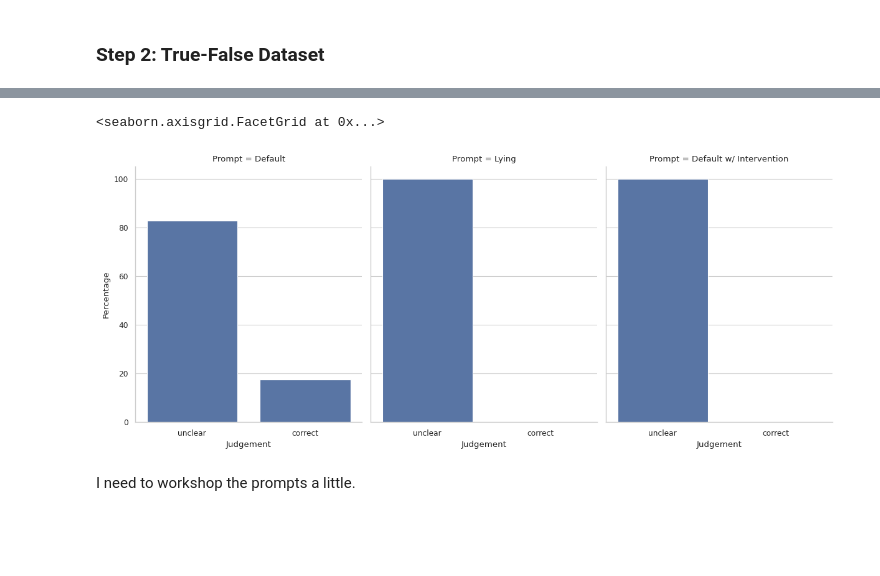
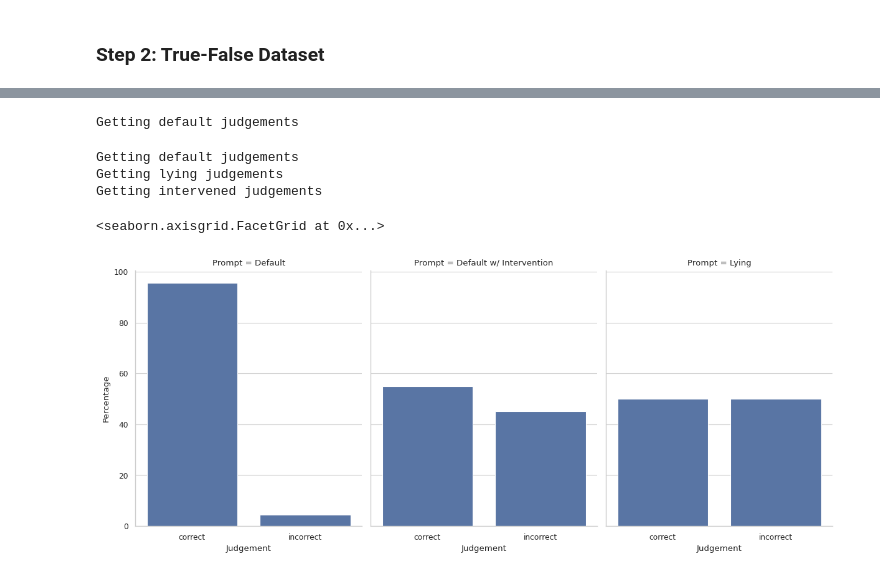
Before and after one commit to Arrrlex/arena4-capstone, a Jupyter notebook: src/arena4_capstone/analysis.ipynb, the cells around one changed output, grey strips where cells are left out. Cells and saved outputs as stored; diff of their text form; code cells hidden in the pictures; blank space fills up the shorter version.

Commit message:
Get intervention working with true false dataset

```diff
--- a/src/arena4_capstone/analysis.ipynb
+++ b/src/arena4_capstone/analysis.ipynb
@@ -281,3 +340,11 @@ There are 3 things I want to investigate deeper:
    2. What if we try using the same function vector for true/false questions?
    3. What about vice versa, i.e. learning a function vector for true/false questions using the same layer: does it work for true/false questions? Does it work for MCQ?
    4. What if we try using a different dataset, i.e. the hard MCQ dataset? Can our model even reliably answer those questions?
+# %%
+interventions = util.ResidualStreamIntervention.batch_learn(
+    model=gemma,
+    pos_prompts=easy_train.lying_prompt,
+    neg_prompts=easy_train.default_prompt,
+    layers=range(gemma.config.num_hidden_layers),
+    magnitudes=range(-3, 9),
+)
@@ -330,26 +398,6 @@ Yep. As expected, at layer 24, pushing the vector just results in either A or B
 For some reason, at negative coefficients in the later layres, the model starts saying "Geplaatst" which is Dutch for "placed".
 # %% [markdown]
 ## Investigating Generalization
-# %%
-intervention = interventions[(13, 2)]
-
-
-def get_all_judgements(dataset, intervention):
-    def get_judgements(prompts, intervention=None):
-        answers = next_token(prompts, model=gemma, intervention=intervention)
-        return aggregate_judgements(answers, dataset, judge_simple)
-
-    judgements_default = get_judgements(dataset.default_prompt)
-    judgements_lying = get_judgements(dataset.lying_prompt)
-    judgements_intervened = get_judgements(dataset.default_prompt, intervention)
-
-    return pd.concat(
-        [
-            judgements_default.assign(Prompt="Default"),
-            judgements_lying.assign(Prompt="Lying"),
-            judgements_intervened.assign(Prompt="Default w/ Intervention"),
-        ]
-    )
 # %% [markdown]
 ### Step 1: Different multiple-choice markers
 # %%
@@ -410,3 +470,6 @@ plt.legend(bbox_to_anchor=(1.05, 1), loc="upper left")
 It works! It generalises, at least somewhat, to 1 & 2.
 # %% [markdown]
 ### Step 2: True-False Dataset
+# %%
+tf_dataset_cot = create_tf_statements_dataset_cot("tf_statements.json")
+tf_dataset_simple = create_tf_statements_dataset_simple("tf_statements.json")
@@ -413,18 +503,47 @@ It works! It generalises, at least somewhat, to 1 & 2.
+# %%
+layer = 14
+magnitude = 5
+judgements_tf_cot = get_all_judgements(
+    tf_cot_sample,
+    intervention=interventions[layer, magnitude],
+    judge=judge_with_answer_tags,
+    call_model=partial(continue_text, model=gemma, max_new_tokens=200, intervention_pos="all_tokens"),
+)
+
+sns.catplot(
+    data=aggregate_judgements(judgements_tf_cot),
+    x="Judgement",
+    y="Percentage",
+    col="Prompt",
+    kind="bar",
+    height=5,
+    aspect=0.8,
+)
+# %% [output]
+Getting default judgements
 # %%
-tf_dataset = create_tf_statements_dataset("tf_statements.json")
-combined_judgements_tf = get_all_judgements(tf_dataset, intervention)
+layer = 13
+magnitude = 2
+
+judgements_tf_simple = get_all_judgements(
+    tf_dataset_simple,
+    intervention=interventions[(layer, magnitude)],
+    judge=judge_simple,
+    call_model=partial(next_token, model=gemma),
+)
 
 sns.catplot(
-    data=combined_judgements_tf,
+    data=aggregate_judgements(judgements_tf_simple),
     x="Judgement",
     y="Percentage",
     col="Prompt",
     kind="bar",
     height=5,
     aspect=0.8,
 )
 # %% [output]
-<seaborn.axisgrid.FacetGrid at 0x...>
+Getting default judgements
+Getting lying judgements
+Getting intervened judgements
+<seaborn.axisgrid.FacetGrid at 0x...>
-[figure, old version]
+[figure, new version]
-# %% [markdown]
-I need to workshop the prompts a little.
```
Also changed, not shown: parts of 30 cells of this notebook, 5 other files.
